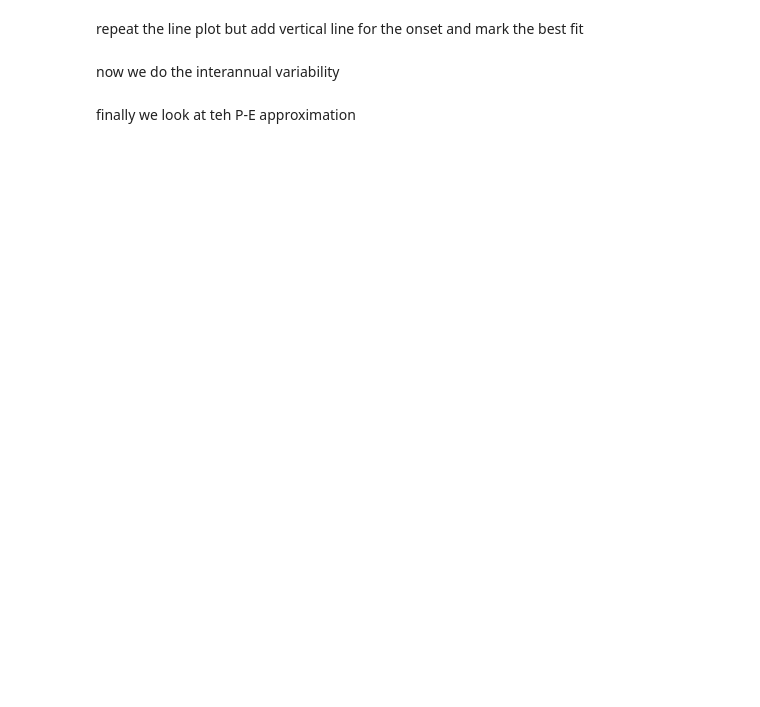
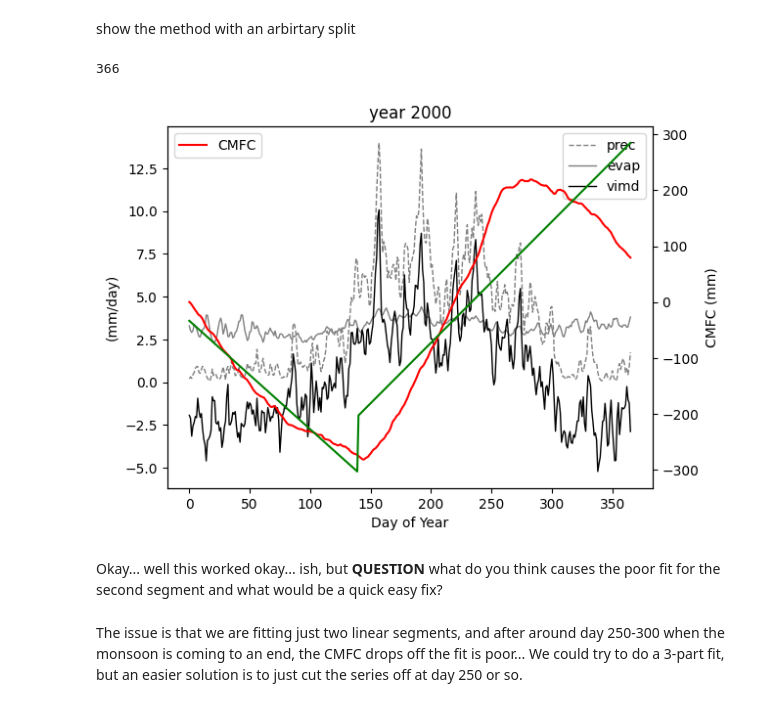
Before and after one commit to spencerahill/climate-book, a Jupyter notebook: notebooks/monsoon_onset.ipynb, the cells around one changed output. Drawn from its saved outputs; the diff is of its cells as text; code cells hidden in the pictures; blank space fills up the shorter version.

Commit message:
monsoon onset book done

```diff
--- a/notebooks/monsoon_onset.ipynb
+++ b/notebooks/monsoon_onset.ipynb
@@ -153,6 +262,30 @@ introduce the break point analysis functions
 # %% [markdown]
-repeat the line plot but add vertical line for the onset and mark the best fit
+show the method with an arbirtary split
-# %% [markdown]
-now we do the interannual variability
-# %% [markdown]
-finally we look at teh P-E approximation
+# %%
+ntim=len(cmfc)
+print(ntim)
+# %% [output]
+366
+# %%
+pt=140
+x=list(range(ntim))
+ypred,rssval = piecewise_polyfit(x,cmfc,pt)
+# %%
+fig,ax=plotyear(dlist)
+
+# add CMFC on rh y axis
+ax2=ax.twinx()
+ax2.plot(cmfc,label="CMFC",color="red")
+ax.set_xlabel("Day of Year")
+ax2.set_ylabel("CMFC (mm)")
+ax2.legend()
+
+ax2.plot(ypred,color="green")
+
+plt.show()
+# %% [output]
+[figure, added]
+# %% [markdown]
+Okay... well this worked okay... ish, but **QUESTION** what do you think causes the poor fit for the second segment and what would be a quick easy fix?
+# %% [markdown]
+The issue is that we are fitting just two linear segments, and after around day 250-300 when the monsoon is coming to an end, the CMFC drops off the fit is poor...  We could try to do a 3-part fit, but an easier solution is to just cut the series off at day 250 or so.
```
Also changed, not shown: parts of 31 cells of this notebook.
